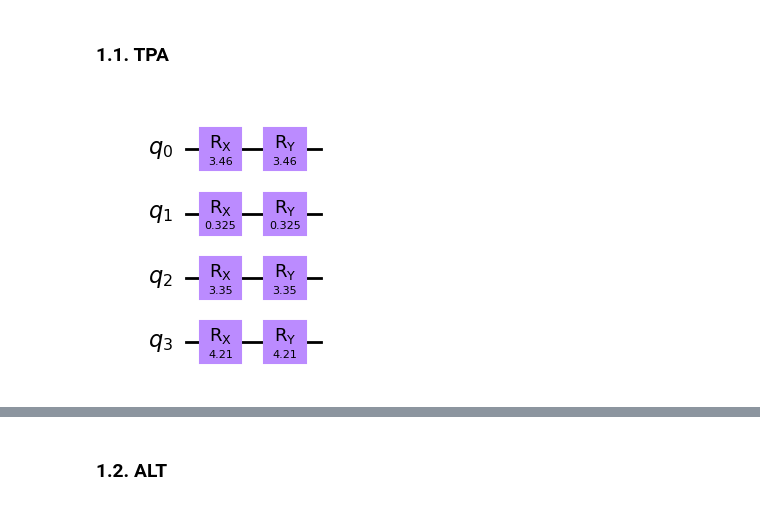
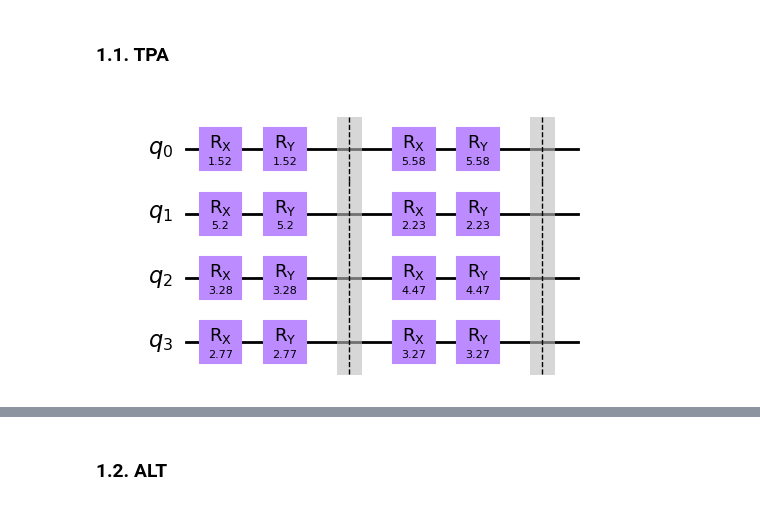
Before and after one commit to kkensuke/quantum-circuit-expressibility, a Jupyter notebook: scripts/expressibility.ipynb, the cells around one changed output, grey strips where cells are left out. Saved outputs shown, nothing was run; the diff lists cells and outputs as text; code cells hidden in the pictures.

```diff
--- a/scripts/expressibility.ipynb
+++ b/scripts/expressibility.ipynb
@@ -150,9 +68,10 @@ def plot_all(circuit_type):
 ### 1.1. TPA
 # %%
 # show circuit
-circuit = QuantumCircuit(4)
-exp = EXPRESSIBILITY_2NORM('TPA', 4, 1, 1)
-exp.TPA(circuit, np.random.uniform(0, 2*np.pi, 8))
-circuit.draw('mpl')
+nqubits = 4
+nlayers = 2
+exp = GenerateCircuit('TPA', nqubits, nlayers)
+exp.generate_circuit(np.random.uniform(0, 2*np.pi, 2*nqubits*nlayers))
+exp.circuit.draw('mpl')
 # %% [output]
-[figure, old version]
+[figure, new version]
```
Also changed, not shown: parts of 15 cells of this notebook, 5 other files.
